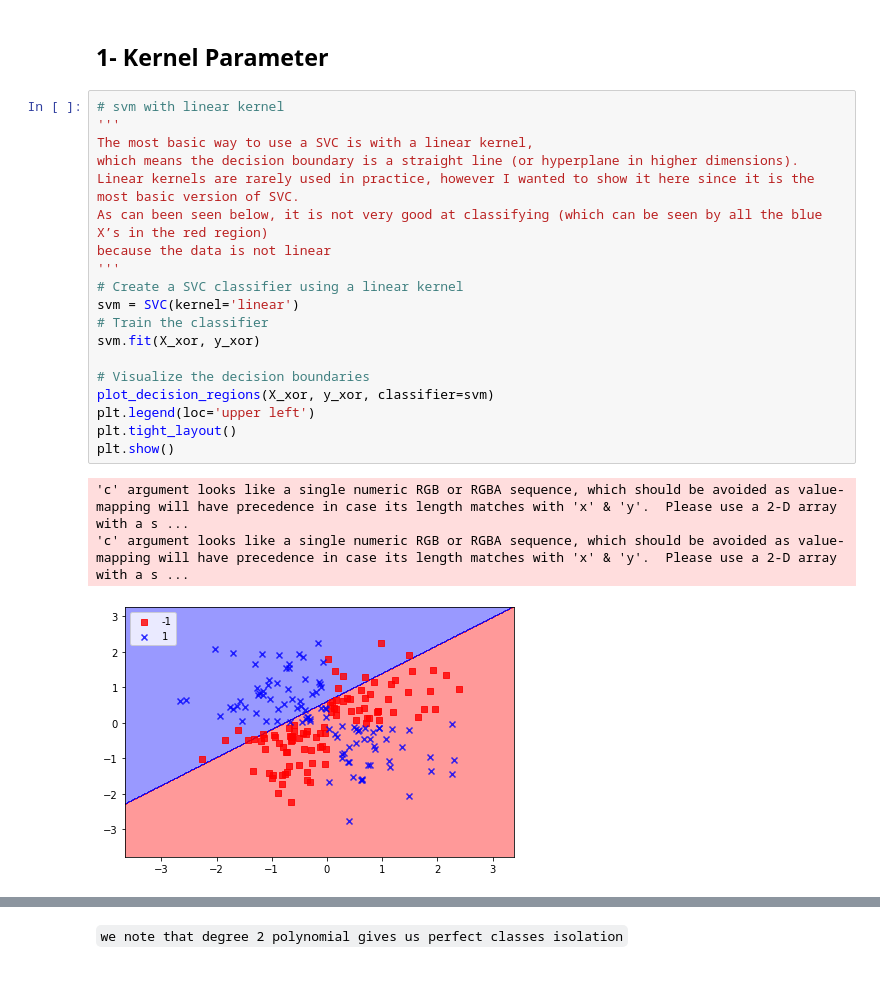
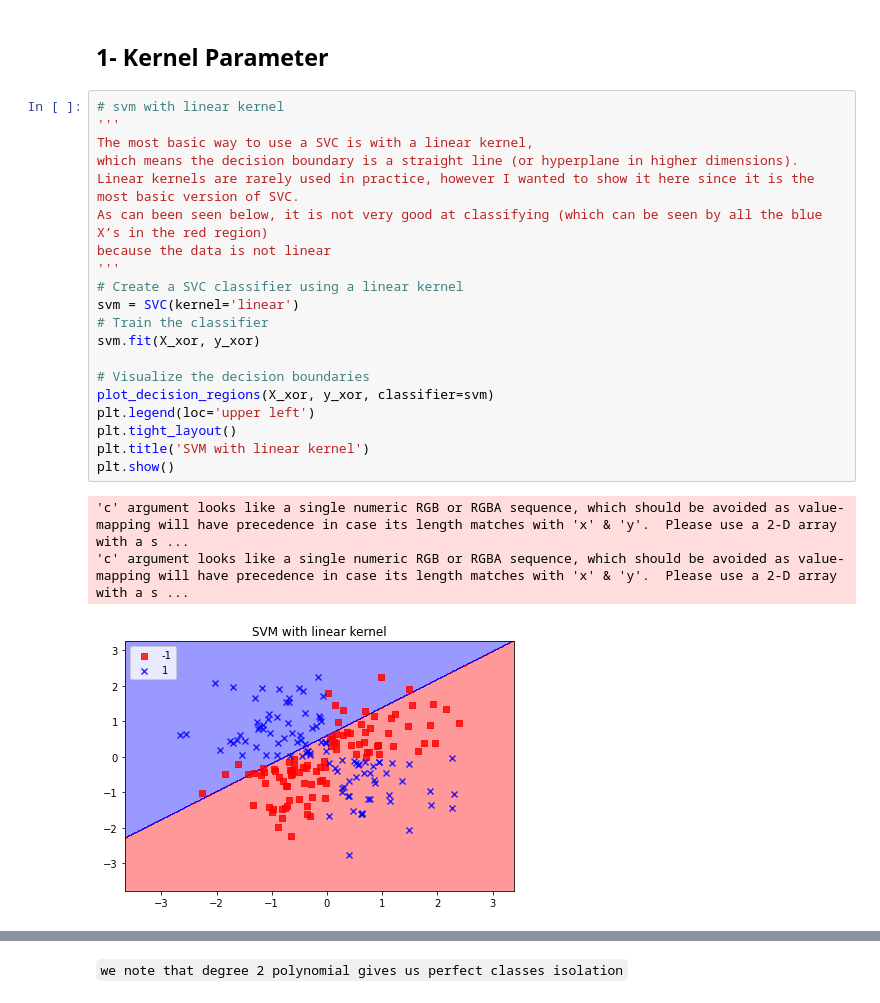
Before and after one commit to Mohamed209/machine-learning-course, a Jupyter notebook: Chapter_4_supervised_learning/3_support-vector-machine/1_svm_algorithm/SVM_parameters_tuning.ipynb, the cells around one changed output, grey strips where cells are left out. Drawn from its saved outputs; the diff is of its cells as text.

```diff
--- a/Chapter_4_supervised_learning/3_support-vector-machine/1_svm_algorithm/SVM_parameters_tuning.ipynb
+++ b/Chapter_4_supervised_learning/3_support-vector-machine/1_svm_algorithm/SVM_parameters_tuning.ipynb
@@ -79,26 +79,27 @@ plt.show()
 # %%
 # svm with linear kernel
 '''
 The most basic way to use a SVC is with a linear kernel,
 which means the decision boundary is a straight line (or hyperplane in higher dimensions).
 Linear kernels are rarely used in practice, however I wanted to show it here since it is the most basic version of SVC.
 As can been seen below, it is not very good at classifying (which can be seen by all the blue X’s in the red region)
 because the data is not linear
 '''
 # Create a SVC classifier using a linear kernel
 svm = SVC(kernel='linear')
 # Train the classifier
 svm.fit(X_xor, y_xor)
 
 # Visualize the decision boundaries
 plot_decision_regions(X_xor, y_xor, classifier=svm)
 plt.legend(loc='upper left')
 plt.tight_layout()
+plt.title('SVM with linear kernel')
 plt.show()
 # %% [output]
 'c' argument looks like a single numeric RGB or RGBA sequence, which should be avoided as value-mapping will have precedence in case its length matches with 'x' & 'y'.  Please use a 2-D array with a s ...
 'c' argument looks like a single numeric RGB or RGBA sequence, which should be avoided as value-mapping will have precedence in case its length matches with 'x' & 'y'.  Please use a 2-D array with a s ...
-[figure, old version]
+[figure, new version]
 # %%
 # Create a SVC classifier using a poly kernel
 svm = SVC(kernel='poly',degree=2)
```
Also changed, not shown: parts of 3 cells of this notebook.
